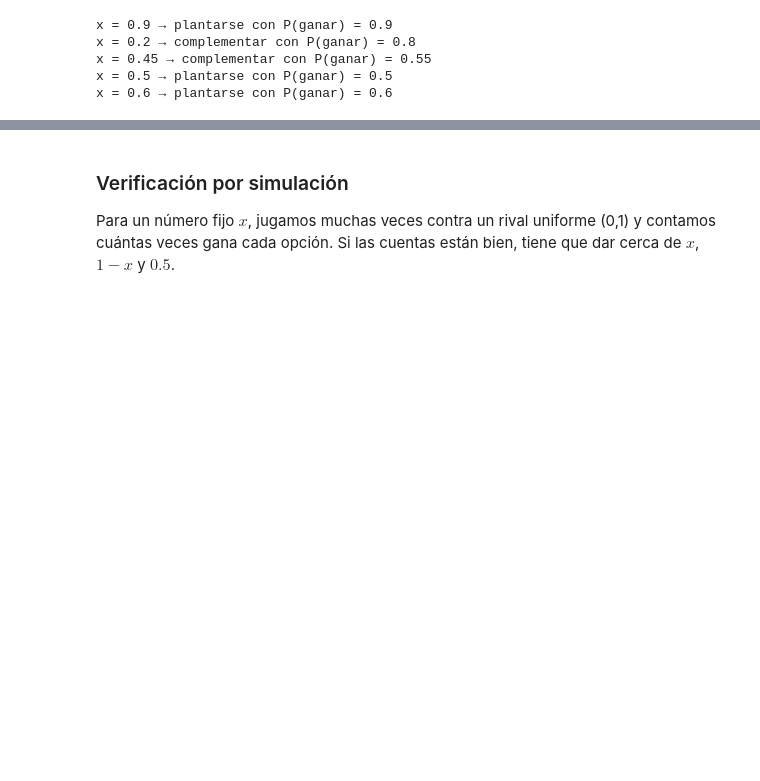
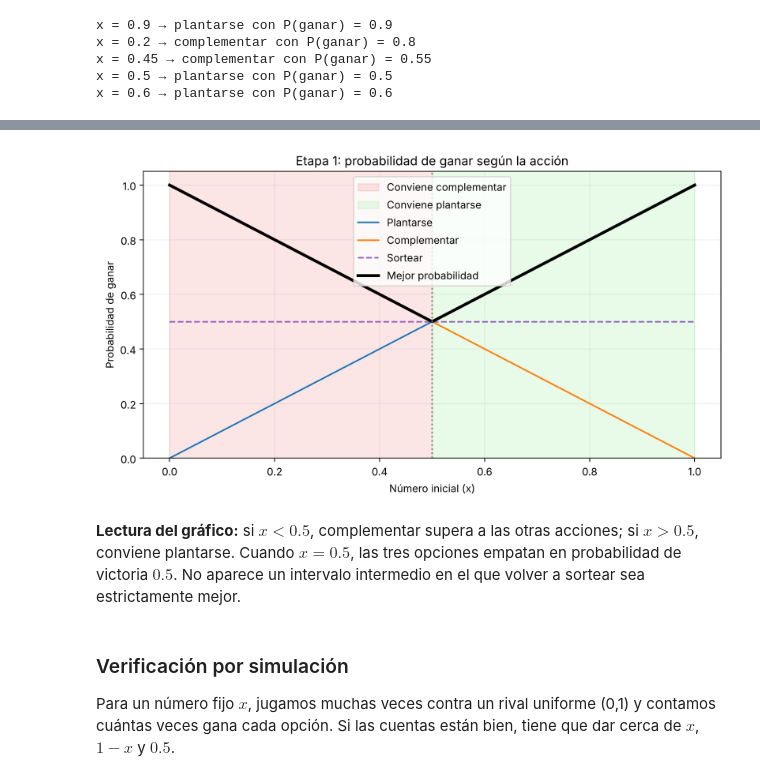
Before and after one commit to VictoriaMarull/finalTRPIII, a Jupyter notebook: trp3.ipynb, the cells around one changed output, grey strips where cells are left out. Cells and saved outputs as stored; diff of their text form; code cells hidden in the pictures; blank space fills up the shorter version.

```diff
--- a/trp3.ipynb
+++ b/trp3.ipynb
@@ -69,3 +71,30 @@ x = 0.6 → plantarse con P(ganar) = 0.6
+# %%
+# Probabilidades de las tres acciones
+valores_x = np.linspace(0, 1, 1000)
+p_plantarse = valores_x
+p_complementar = 1 - valores_x
+p_sortear = np.full_like(valores_x, 0.5)
+p_mejor = np.maximum(p_plantarse, p_complementar)
+
+plt.figure(figsize=(10, 5))
+plt.axvspan(0, 0.5, color="lightcoral", alpha=0.2, label="Conviene complementar")
+plt.axvspan(0.5, 1, color="lightgreen", alpha=0.2, label="Conviene plantarse")
+plt.plot(valores_x, p_plantarse, label="Plantarse", color="tab:blue")
+plt.plot(valores_x, p_complementar, label="Complementar", color="tab:orange")
+plt.plot(valores_x, p_sortear, "--", label="Sortear", color="tab:purple")
+plt.plot(valores_x, p_mejor, color="black", linewidth=2.8, label="Mejor probabilidad")
+plt.axvline(0.5, color="gray", linestyle=":")
+plt.xlabel("Número inicial (x)")
+plt.ylabel("Probabilidad de ganar")
+plt.title("Etapa 1: probabilidad de ganar según la acción")
+plt.ylim(0, 1.05)
+plt.legend(loc="best")
+plt.grid(alpha=0.2)
+plt.show()
+# %% [output]
+[figure, added]
+# %% [markdown]
+**Lectura del gráfico:** si $x<0.5$, complementar supera a las otras acciones; si $x>0.5$, conviene plantarse. Cuando $x=0.5$, las tres opciones empatan en probabilidad de victoria $0.5$. No aparece un intervalo intermedio en el que volver a sortear sea estrictamente mejor.
 # %% [markdown]
 ### Verificación por simulación
 
```
Also changed, not shown: parts of 38 cells of this notebook, 2 other files.
